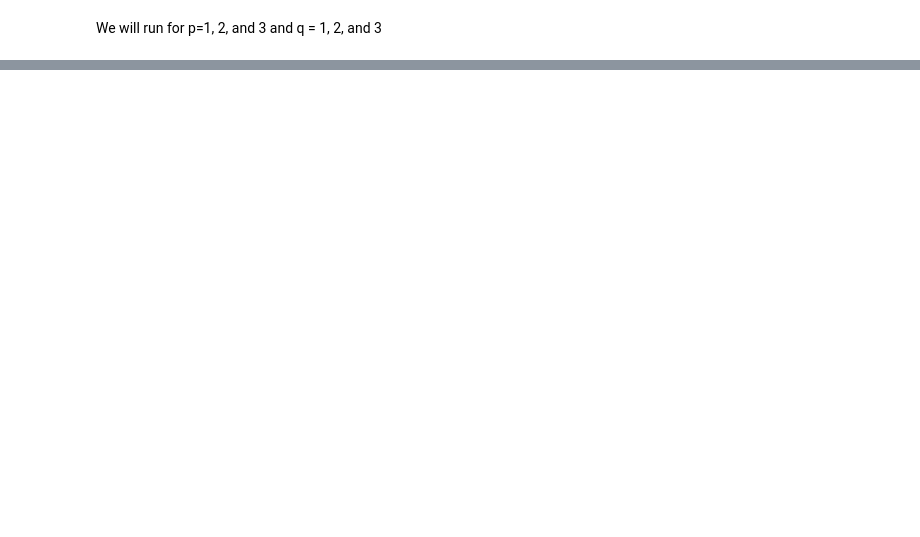
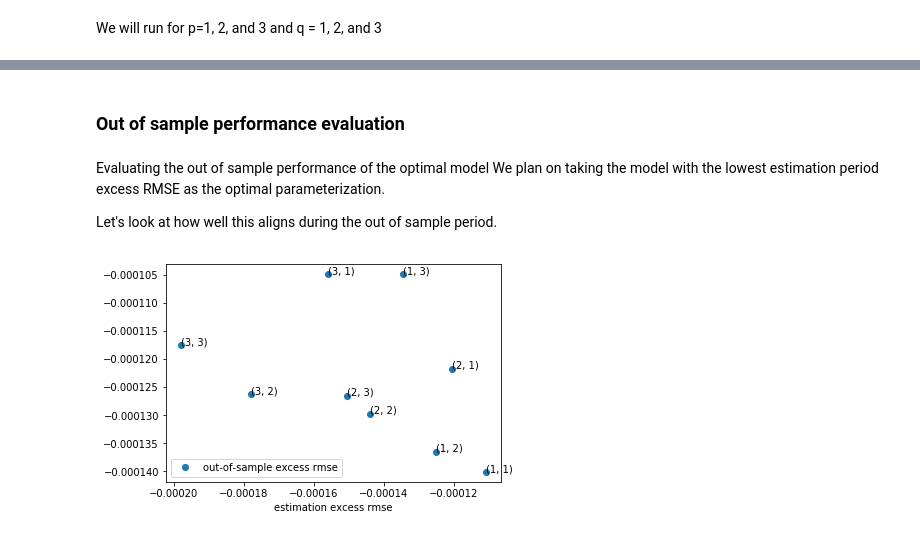
Before and after one commit to fintechsteve/modeling-volatility, a Jupyter notebook: Part_05b_Creating_GARCH_Model.ipynb, the cells around one changed output, grey strips where cells are left out. Drawn from its saved outputs; the diff is of its cells as text; code cells hidden in the pictures; blank space fills up the shorter version.

```diff
--- a/Part_05b_Creating_GARCH_Model.ipynb
+++ b/Part_05b_Creating_GARCH_Model.ipynb
@@ -38,6 +40,6 @@ HTTPError: HTTP Error 404: Not Found
 Alternatively, if you have estimated the models locally.
 # %%
 with open('./vol_pred.pkl', 'rb') as f:
-    returns = pickle.load(f)
+    df_vol_pred = pickle.load(f)
     f.close()
 # %%
@@ -167,5 +205,13 @@ We want this statistic to be negative, because a good model should reduce volati
 
 We can calculate this by looking at the difference between the volatility for the model and the volatility of a model that assigns an average weight to volatility and calculating a t-statistic:
 # %%
+framework_params = {'insample_start_date': '1975-01-02',
+                    'insample_end_date': '2000-01-01',
+                    'outofsample_start_date': '2000-01-02',
+                    'outofsample_end_date': '2017-12-22',
+                    'verbose': True}
+
+model_perf_stats = model_perf(vol_weights, dxy_forward_sq, framework_params)
+
 stats.ttest_rel(model_perf_stats['insample model volatility']['total'], model_perf_stats['insample model volatility']['avg'])
 # %% [output]
@@ -192,8 +238,8 @@ framework_params = {'insample_start_date': '1975-12-30',
 def garch_models_performance(vol_signal, framework_params):
   vol_wts = garch_weights(vol_signal, framework_params['insample_start_date'], framework_params['insample_end_date'])
   model_perf_stats = model_perf(vol_wts, dxy_forward_sq, framework_params)
-  return {'model_perf_stats':model_perf_stats, 'vol_wts':turb_wts}
+  return {'model_perf_stats':model_perf_stats, 'vol_wts':vol_wts}
 
-some_model_perf_stats = garch_models_performance(vol_pred_23)
+some_model_perf_stats = garch_models_performance(vol_pred_23, framework_params)
 some_model_perf_stats['model_perf_stats']
 # %% [output]
@@ -204,6 +255,8 @@ We will run for p=1, 2, and 3 and q = 1, 2, and 3
 %%time
 ps = [1, 2, 3]
 qs = [1, 2, 3]
+
+index = pd.MultiIndex.from_product([ps,qs],names=['p','q'])
 
 garch_model_perf_stats = pd.DataFrame(index = index, columns = some_model_perf_stats['model_perf_stats'].keys())
 garch_model_weights = pd.DataFrame(index = returns.index, columns = index)
@@ -211,9 +264,8 @@ garch_model_weights = pd.DataFrame(index = returns.index, columns = index)
 for p in ps:
   for q in qs:
     vol_pred = df_vol_pred[(df_vol_pred['p']==p) & (df_vol_pred['q']==q)][['date', 'var']]
+    vol_pred = vol_pred.set_index('date')
     model_output = garch_models_performance(vol_pred, framework_params)
-    garch_model_perf_stats.loc[(lookback,smoothing)] = model_output['model_perf_stats']
-    garch_model_weights.loc[:,(lookback,smoothing)] = model_output['vol_wts']['weights']
-
-garch_model_perf_stats
+    garch_model_perf_stats.loc[(p,q)] = model_output['model_perf_stats']
+    garch_model_weights.loc[:,(p,q)] = model_output['vol_wts']['weights']
 # %% [output]
@@ -225,3 +288,18 @@ NameError: name 'vol_model_weights' is not defined
 # %%
 garch_model_weights.to_pickle('./garch_model_weights.pkl')
 garch_model_perf_stats.to_pickle('./garch_model_perf_stats.pkl')
+# %% [markdown]
+### Out of sample performance evaluation
+# %% [markdown]
+Evaluating the out of sample performance of the optimal model
+We plan on taking the model with the lowest estimation period excess RMSE as the optimal parameterization.
+
+Let's look at how well this aligns during the out of sample period.
+# %%
+fig, ax = plt.subplots()
+garch_model_perf_stats.plot(x='estimation excess rmse', y='out-of-sample excess rmse', ax=ax, style='o')
+
+for k, v in garch_model_perf_stats.iterrows():
+  ax.annotate(k, (v['estimation excess rmse'],v['out-of-sample excess rmse']))
+# %% [output]
+[figure, added]
```
Also changed, not shown: parts of 20 cells of this notebook, 1 other file.
